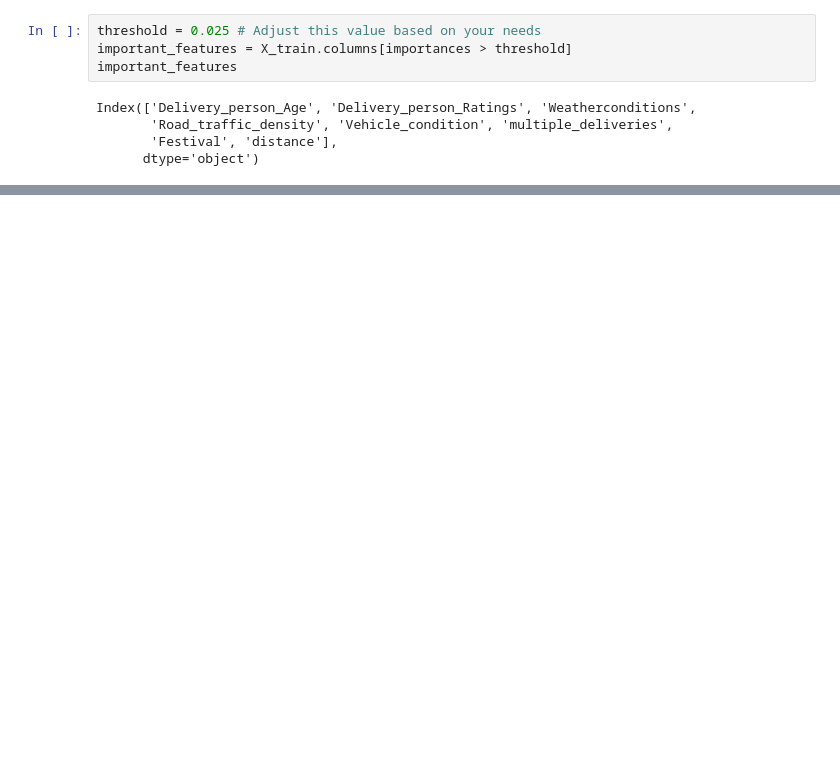
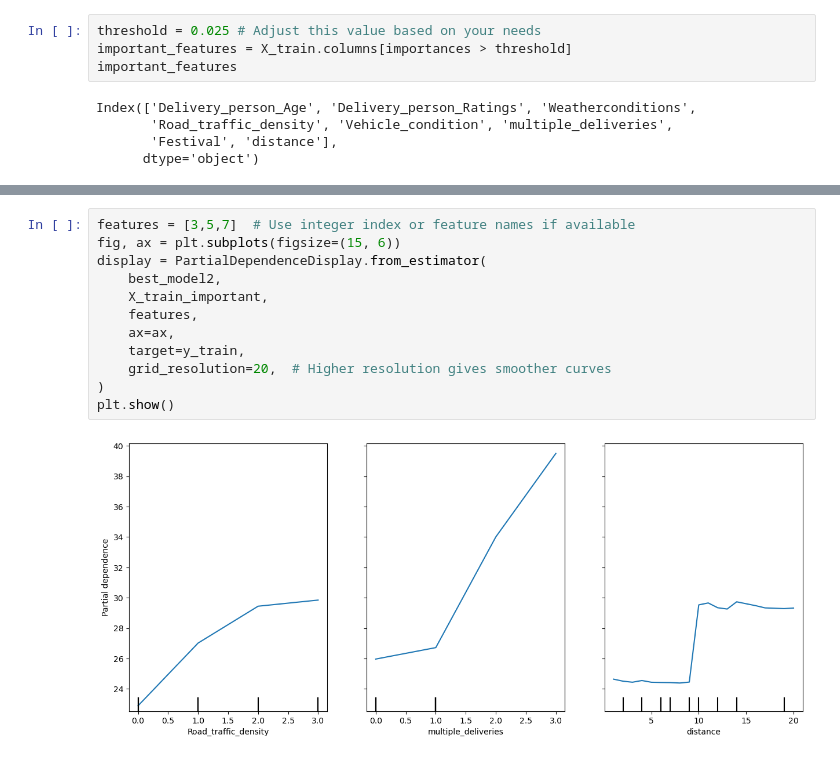
Before and after one commit to JanithRavinduRashmika/Food-Delivery-Time-Prediction, a Jupyter notebook: notebooks/myFinal.ipynb, the cells around one changed output, grey strips where cells are left out. Drawn from its saved outputs; the diff is of its cells as text; blank space fills up the shorter version.

```diff
--- a/notebooks/myFinal.ipynb
+++ b/notebooks/myFinal.ipynb
@@ -445,0 +515,14 @@ plt.show()
+# %%
+features = [3,5,7]  # Use integer index or feature names if available
+fig, ax = plt.subplots(figsize=(15, 6))
+display = PartialDependenceDisplay.from_estimator(
+    best_model2,
+    X_train_important,
+    features,
+    ax=ax,
+    target=y_train,
+    grid_resolution=20,  # Higher resolution gives smoother curves
+)
+plt.show()
+# %% [output]
+[figure, added]
```
Also changed, not shown: parts of 13 cells of this notebook, 7 other files.
